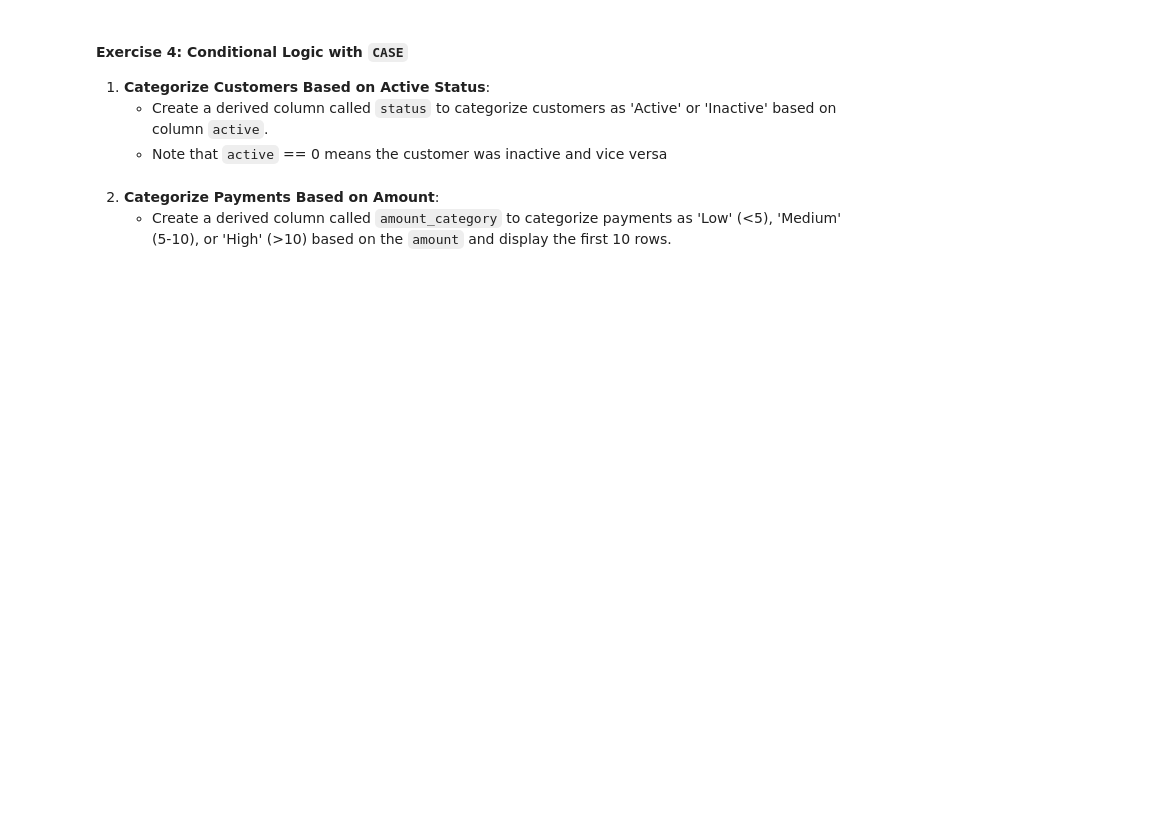
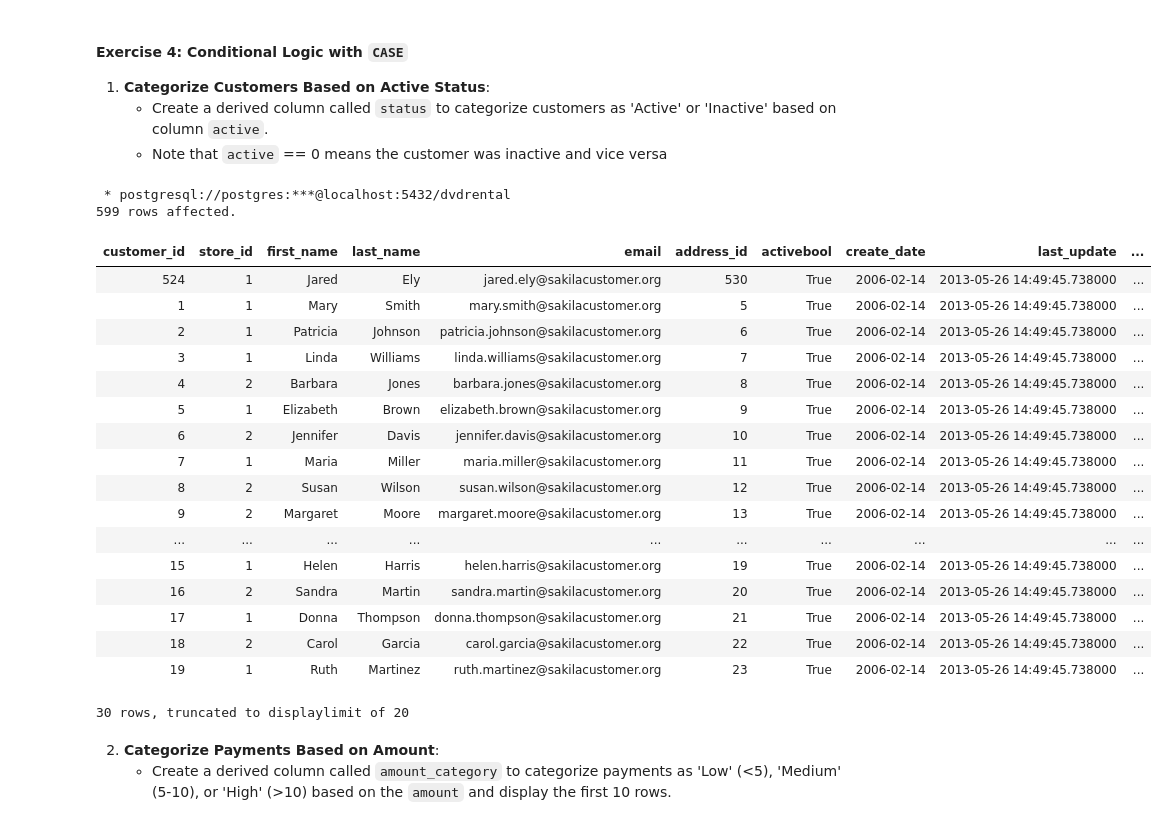
Before and after one commit to TRU-DASC/tru-dasc-5410-dasc5410_worksheet3-dasc5410_worksheet3-1, a Jupyter notebook: worksheet3.ipynb, the cells around one changed output. Saved outputs shown, nothing was run; the diff lists cells and outputs as text; code cells hidden in the pictures; blank space fills up the shorter version.

```diff
--- a/worksheet3.ipynb
+++ b/worksheet3.ipynb
@@ -245,3 +291,34 @@ WHERE first_name NOT LIKE '%e' AND last_name LIKE 'E%'
+# %%
+%%sql
+SELECT
+    *,
+    CASE
+        WHEN active=0 THEN 'Inactive'
+        WHEN active=1 THEN 'Active'
+        ELSE Null
+    END as status
+from customer
+# %% [output]
+ * postgresql://postgres:***@localhost:5432/dvdrental
+599 rows affected.
+| customer_id | store_id | first_name | last_name | email | address_id | activebool | create_date | last_update | ... |
+| 524 | 1 | Jared | Ely | jared.ely@sakilacustomer.org | 530 | True | 2006-02-14 | 2013-05-26 14:49:45.738000 | ... |
+| 1 | 1 | Mary | Smith | mary.smith@sakilacustomer.org | 5 | True | 2006-02-14 | 2013-05-26 14:49:45.738000 | ... |
+| 2 | 1 | Patricia | Johnson | patricia.johnson@sakilacustomer.org | 6 | True | 2006-02-14 | 2013-05-26 14:49:45.738000 | ... |
+| 3 | 1 | Linda | Williams | linda.williams@sakilacustomer.org | 7 | True | 2006-02-14 | 2013-05-26 14:49:45.738000 | ... |
+| 4 | 2 | Barbara | Jones | barbara.jones@sakilacustomer.org | 8 | True | 2006-02-14 | 2013-05-26 14:49:45.738000 | ... |
+| 5 | 1 | Elizabeth | Brown | elizabeth.brown@sakilacustomer.org | 9 | True | 2006-02-14 | 2013-05-26 14:49:45.738000 | ... |
+| 6 | 2 | Jennifer | Davis | jennifer.davis@sakilacustomer.org | 10 | True | 2006-02-14 | 2013-05-26 14:49:45.738000 | ... |
+| 7 | 1 | Maria | Miller | maria.miller@sakilacustomer.org | 11 | True | 2006-02-14 | 2013-05-26 14:49:45.738000 | ... |
+| 8 | 2 | Susan | Wilson | susan.wilson@sakilacustomer.org | 12 | True | 2006-02-14 | 2013-05-26 14:49:45.738000 | ... |
+| 9 | 2 | Margaret | Moore | margaret.moore@sakilacustomer.org | 13 | True | 2006-02-14 | 2013-05-26 14:49:45.738000 | ... |
+| ... | ... | ... | ... | ... | ... | ... | ... | ... | ... |
+| 15 | 1 | Helen | Harris | helen.harris@sakilacustomer.org | 19 | True | 2006-02-14 | 2013-05-26 14:49:45.738000 | ... |
+| 16 | 2 | Sandra | Martin | sandra.martin@sakilacustomer.org | 20 | True | 2006-02-14 | 2013-05-26 14:49:45.738000 | ... |
+| 17 | 1 | Donna | Thompson | donna.thompson@sakilacustomer.org | 21 | True | 2006-02-14 | 2013-05-26 14:49:45.738000 | ... |
+| 18 | 2 | Carol | Garcia | carol.garcia@sakilacustomer.org | 22 | True | 2006-02-14 | 2013-05-26 14:49:45.738000 | ... |
+| 19 | 1 | Ruth | Martinez | ruth.martinez@sakilacustomer.org | 23 | True | 2006-02-14 | 2013-05-26 14:49:45.738000 | ... |
+30 rows, truncated to displaylimit of 20
 # %% [markdown]
 
 2. **Categorize Payments Based on Amount**:
```
Also changed, not shown: parts of 13 cells of this notebook.
